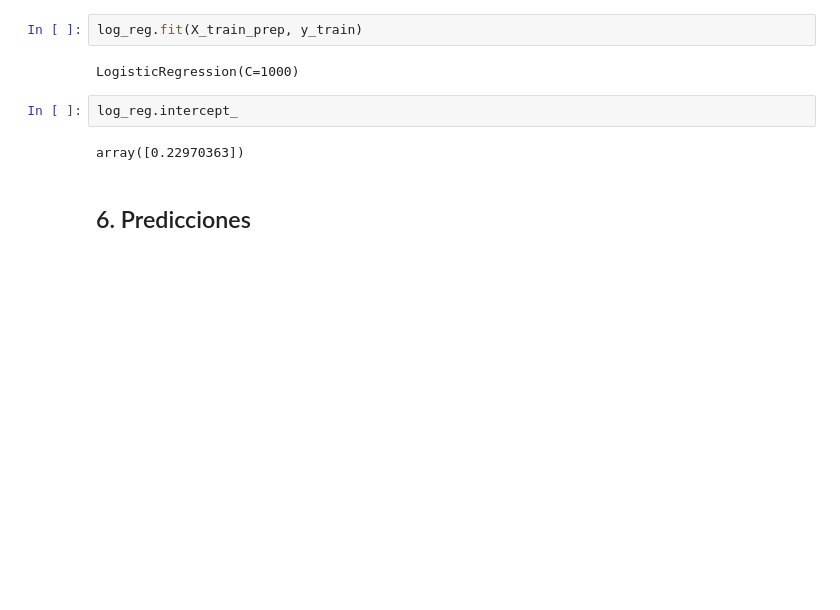
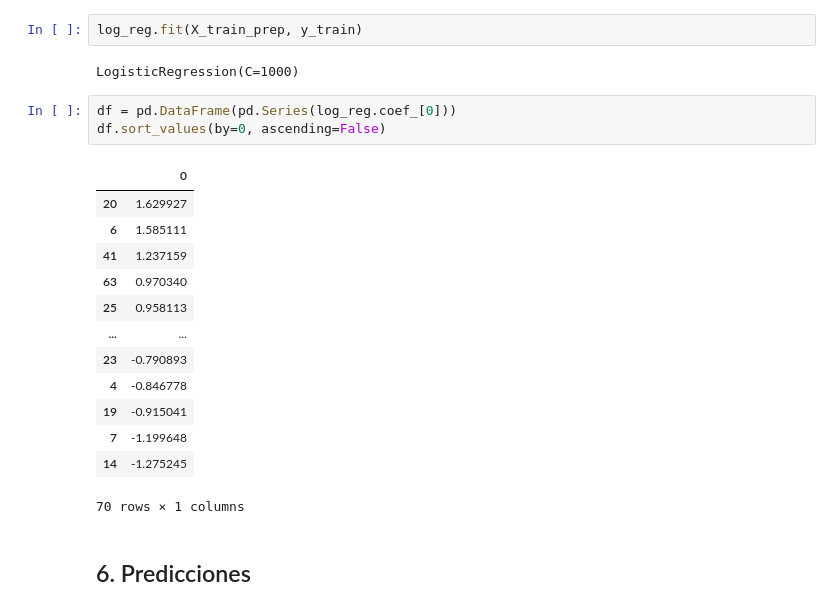
Before and after one commit to JorgeLlorente/FraudDetection, a Jupyter notebook: fraud.ipynb, the cells around one changed output. Drawn from its saved outputs; the diff is of its cells as text; blank space fills up the shorter version.

```diff
--- a/fraud.ipynb
+++ b/fraud.ipynb
@@ -499,10 +499,23 @@ log_reg = LogisticRegression(C=1000)
 log_reg.fit(X_train_prep, y_train)
 # %% [output]
 LogisticRegression(C=1000)
-# %%
-log_reg.intercept_
-# %% [output]
-array([0.22970363])
+# %%
+df = pd.DataFrame(pd.Series(log_reg.coef_[0]))
+df.sort_values(by=0, ascending=False)
+# %% [output]
+|  | 0 |
+| 20 | 1.629927 |
+| 6 | 1.585111 |
+| 41 | 1.237159 |
+| 63 | 0.970340 |
+| 25 | 0.958113 |
+| ... | ... |
+| 23 | -0.790893 |
+| 4 | -0.846778 |
+| 19 | -0.915041 |
+| 7 | -1.199648 |
+| 14 | -1.275245 |
+70 rows × 1 columns
 # %% [markdown]
 ## 6. Predicciones
 # %%
```
Also changed, not shown: parts of 1 cell of this notebook, 10 other files.
